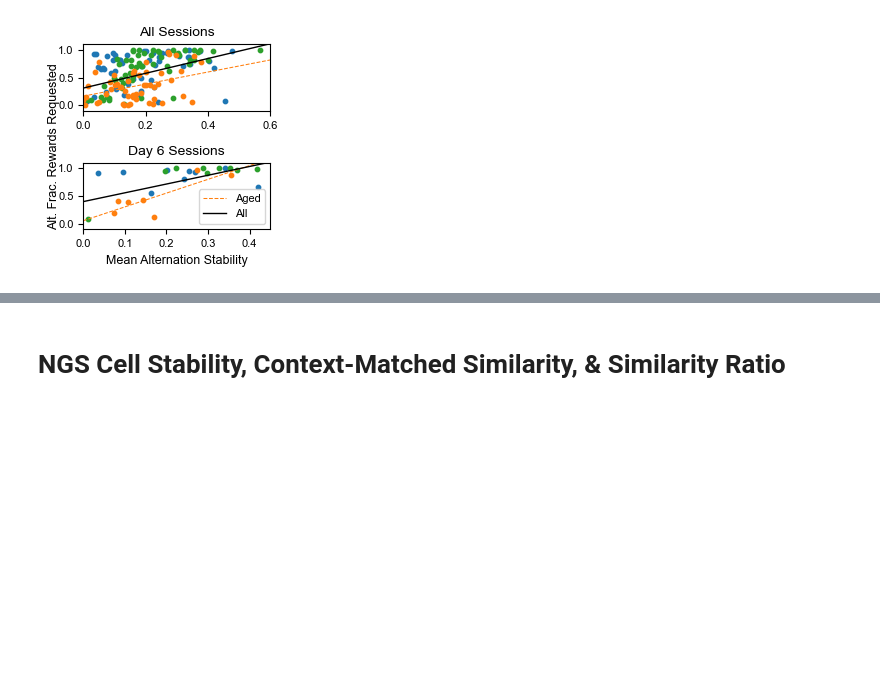
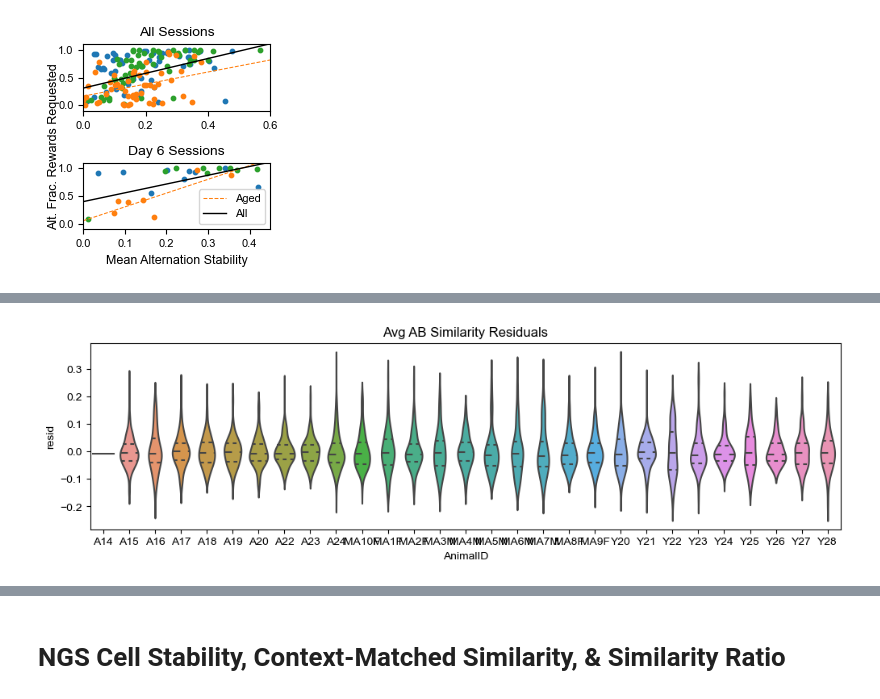
Before and after one commit to GiocomoLab/Herber2024, a Jupyter notebook: Figure 2 & Extended Data Figure 3.ipynb, the cells around one changed output, grey strips where cells are left out. Drawn from its saved outputs; the diff is of its cells as text; code cells hidden in the pictures; blank space fills up the shorter version.

```diff
--- a/Figure 2 & Extended Data Figure 3.ipynb
+++ b/Figure 2 & Extended Data Figure 3.ipynb
@@ -4604,0 +4759,83 @@ P [Young, MA, Aged, All]:
+# %%
+''' LMMs for Avg Similarity On Diag '''
+hue_order = [1.0,3.0,2.0]
+#gather dependent variables into lists
+stabABdiag = list(np.concatenate((astabABdiag, mastabABdiag, ystabABdiag)))
+stabAA_diag = list(np.concatenate((astabAA_diag, mastabAA_diag, ystabAA_diag)))
+stabBB_diag = list(np.concatenate((astabBB_diag, mastabBB_diag, ystabBB_diag)))
+stabAB_diag = list(np.concatenate((astabAB_diag, mastabAB_diag, ystabAB_diag)))
+stabBA_diag = list(np.concatenate((astabBA_diag, mastabBA_diag, ystabBA_diag)))
+
+tuples = list(zip(Animal_ID, Session, Cell_ID, Sex, Age_Group, Cohort, EngageA, EngageB, EngageA_, EngageB_, stabABdiag, stabAA_diag, stabBB_diag,stabAB_diag,stabBA_diag))
+tuples
+df = pd.DataFrame(tuples, columns = ['AnimalID', 'Session','Cell_ID','Sex', 'AgeGroup', 'Cohort','EngageA', 'EngageB', 'EngageA_', 'EngageB_','stabABdiag','stabAA_', 'stabBB_','stabAB_','stabBA_'])
+
+#handle NaNs
+df = df.dropna(axis = 0)
+
+# AB Dependent
+vc = {'cells':'0 + C(Cell_ID)'}
+mAB = smf.mixedlm('stabABdiag ~ 1 + C(AgeGroup) + C(Sex) + C(Cohort) + EngageB + Session + Session:C(AgeGroup)', groups = 'AnimalID', re_formula = '1', vc_formula = vc,
+                     data=df).fit(reml= True)
+print(mAB.summary())
+print(mAB.wald_test_terms(scalar = False))
+
+#plot residuals
+df['resid'] = mAB.resid
+fig, ax = plt.subplots(figsize = (12,3))
+sns.violinplot(data = df, x = 'AnimalID', y = 'resid', inner = 'quartile', ax = ax)
+plt.title('Avg AB Similarity Residuals')
+plt.show()
+
+# A_A Dependent
+vc = {'cells':'0 + C(Cell_ID)'}
+mA = smf.mixedlm('stabAA_ ~ 1 + C(AgeGroup) + C(Sex) + C(Cohort) + EngageA_ + Session:C(AgeGroup)', groups = 'AnimalID', re_formula = '1', vc_formula = vc,
+                     data=df).fit(reml= True)
+print(mA.summary())
+print(mA.wald_test_terms(scalar = False))
+
+df['resid'] = mA.resid
+fig, ax = plt.subplots(figsize = (12,3))
+sns.violinplot(data = df, x = 'AnimalID', y = 'resid', inner = 'quartile', ax = ax)
+plt.title('Avg A_A Similarity Residuals')
+plt.show()
+
+# B_B Dependent
+vc = {'cells':'0 + C(Cell_ID)'}
+mB = smf.mixedlm('stabBB_ ~ 1 + C(AgeGroup) + C(Sex) + C(Cohort) + EngageB_ + Session:C(AgeGroup)', groups = 'AnimalID', re_formula = '1', vc_formula = vc,
+                     data=df).fit(reml= True)
+print(mB.summary())
+print(mB.wald_test_terms(scalar = False))
+
+df['resid'] = mB.resid
+fig, ax = plt.subplots(figsize = (12,3))
+sns.violinplot(data = df, x = 'AnimalID', y = 'resid', inner = 'quartile', ax = ax)
+plt.title('Avg B_B Similarity Residuals')
+plt.show()
+
+# AB_Dependent
+vc = {'cells':'0 + C(Cell_ID)'}
+mA_ = smf.mixedlm('stabAB_ ~ 1 + C(AgeGroup) + C(Sex) + C(Cohort) + EngageB_ + Session + Session:C(AgeGroup)', groups = 'AnimalID', re_formula = '1', vc_formula = vc,
+                     data=df).fit(reml= True)
+print(mA_.summary())
+print(mA_.wald_test_terms(scalar = False))
+
+df['resid'] = mA_.resid
+fig, ax = plt.subplots(figsize = (12,3))
+sns.violinplot(data = df, x = 'AnimalID', y = 'resid', inner = 'quartile', ax = ax)
+plt.title('Avg AB_ Similarity Residuals')
+plt.show()
+
+# BA_ Dependent
+vc = {'cells':'0 + C(Cell_ID)'}
+mB_ = smf.mixedlm('stabBA_ ~ 1 + C(AgeGroup) + C(Sex) + C(Cohort) + EngageA_ + Session + Session:C(AgeGroup)', groups = 'AnimalID', re_formula = '1', vc_formula = vc,
+                     data=df).fit(reml= True)
+print(mB_.summary())
+print(mB_.wald_test_terms(scalar = False))
+
+df['resid'] = mB_.resid
+fig, ax = plt.subplots(figsize = (12,3))
+sns.violinplot(data = df, x = 'AnimalID', y = 'resid', inner = 'quartile', ax = ax)
+plt.title('Avg BA_ Similarity Residuals')
+plt.show()
+# %% [output]
@@ -4604,0 +4859 @@ P [Young, MA, Aged, All]:
+[figure, added]
```
Also changed, not shown: parts of 38 cells of this notebook, 5 other files.
